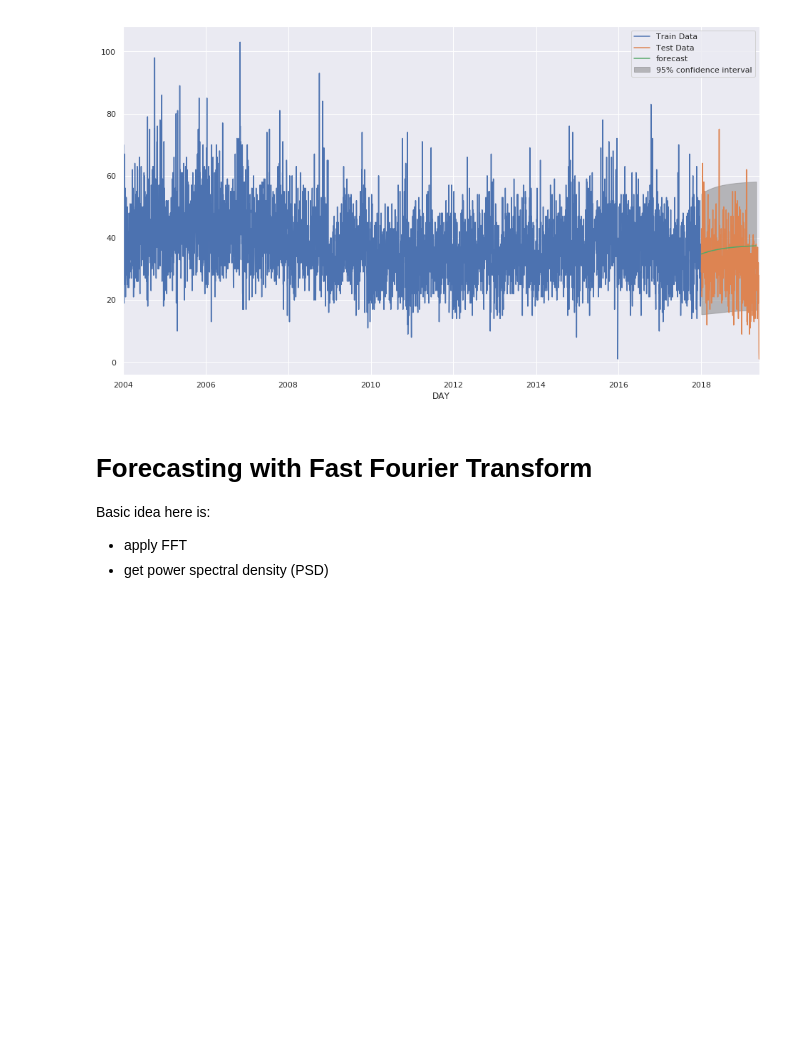
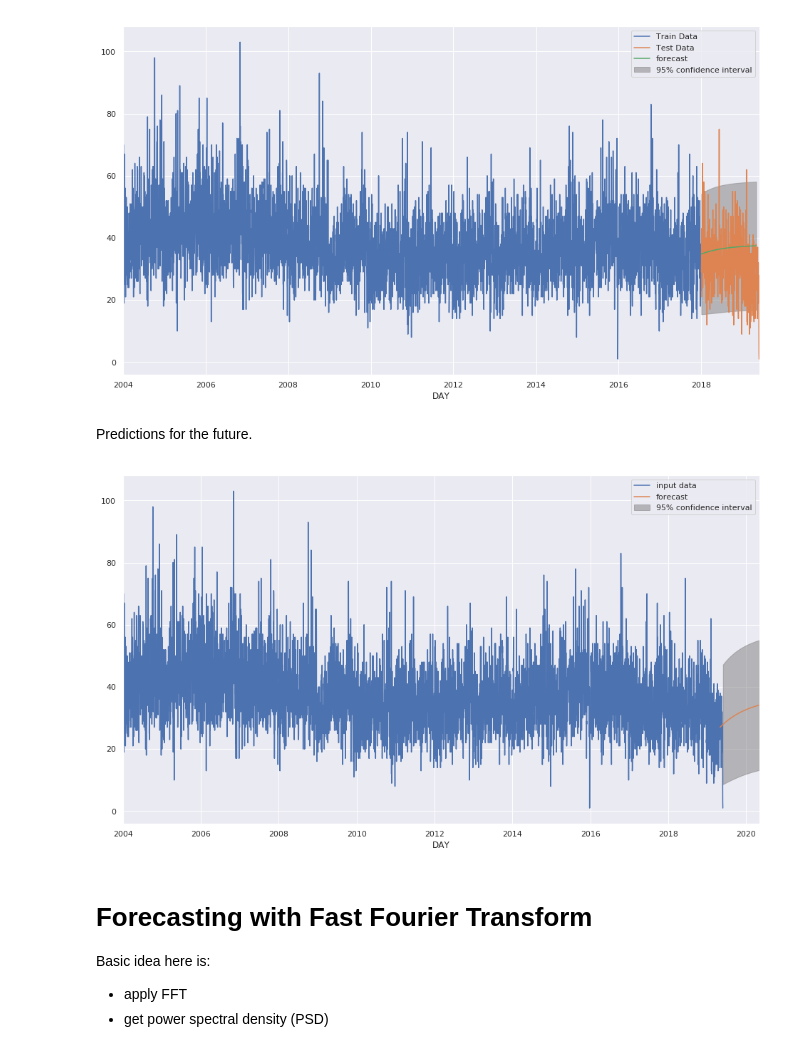
Before and after one commit to andrewmaurer/ml-techniques, a Jupyter notebook: Time Series Forecasting.ipynb, the cells around one changed output. Drawn from its saved outputs; the diff is of its cells as text; code cells hidden in the pictures; blank space fills up the shorter version.

Commit message:
added plot of ARIMA prediction for future

```diff
--- a/Time Series Forecasting.ipynb
+++ b/Time Series Forecasting.ipynb
@@ -440,6 +442,17 @@ test_data.plot(ax=ax, label='Test Data')
 ax = res_101.plot_predict('2018-01', '2019-05', dynamic=True, plot_insample=False, ax=ax);
 # %% [output]
 [figure]
+# %% [markdown]
+Predictions for the future.
+# %%
+model = ARIMA(data_ts.ALL, (1,0,1), freq='D')
+res_101 = model.fit()
+
+fig,ax = plt.subplots(figsize=(16,9))
+data_ts.ALL.plot(ax=ax, label='input data')
+ax = res_101.plot_predict('2019-05', '2020-05', dynamic=True, plot_insample=False, ax=ax)
+# %% [output]
+[figure, added]
 # %% [markdown]
 # Forecasting with Fast Fourier Transform
 
```
Also changed, not shown: parts of 2 cells of this notebook.
